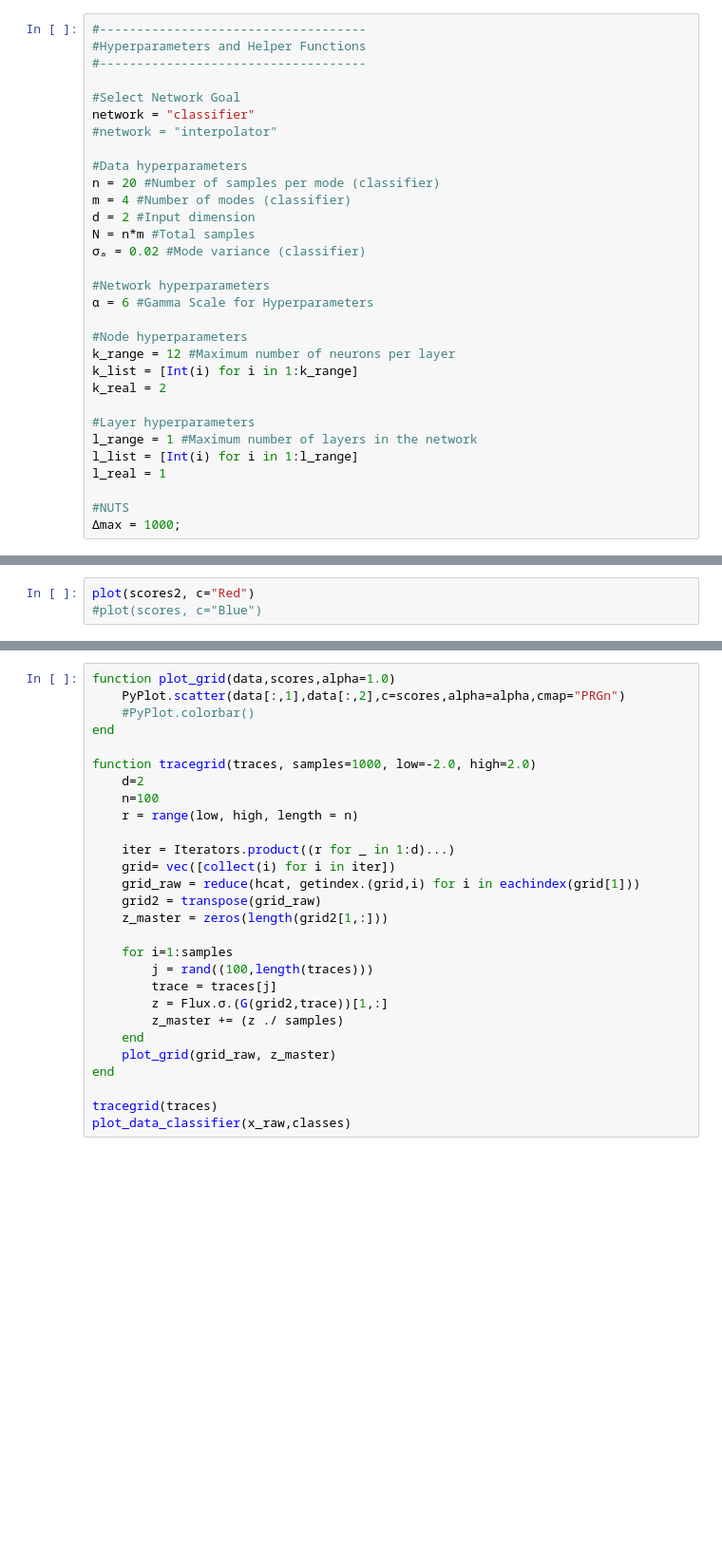
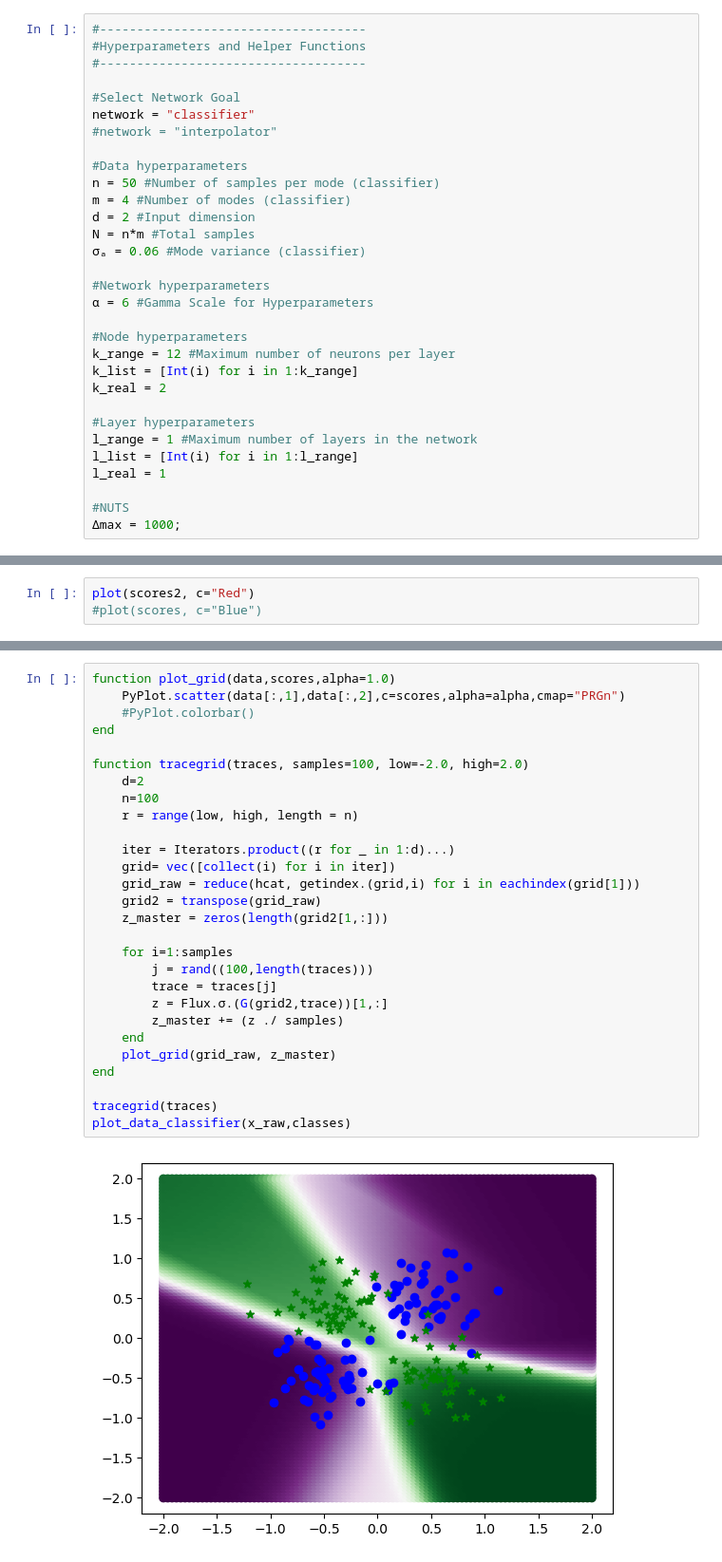
Before and after one commit to jberezow/RJMCMC, a Jupyter notebook: Thesis-Classifier2.ipynb, the cells around one changed output, grey strips where cells are left out. Shown: that part at 95% size. Saved outputs shown, nothing was run; the diff lists cells and outputs as text; blank space fills up the shorter version.

```diff
--- a/Thesis-Classifier2.ipynb
+++ b/Thesis-Classifier2.ipynb
@@ -21,11 +21,11 @@ network = "classifier"
 #network = "interpolator"
 
 #Data hyperparameters
-n = 20 #Number of samples per mode (classifier)
+n = 50 #Number of samples per mode (classifier)
 m = 4 #Number of modes (classifier)
 d = 2 #Input dimension
 N = n*m #Total samples
-σₐ = 0.02 #Mode variance (classifier)
+σₐ = 0.06 #Mode variance (classifier)
 
 #Network hyperparameters
 α = 6 #Gamma Scale for Hyperparameters
@@ -479,31 +524,33 @@ plt.ylabel("Occurences");
 # %%
 function plot_grid(data,scores,alpha=1.0)
     PyPlot.scatter(data[:,1],data[:,2],c=scores,alpha=alpha,cmap="PRGn")
     #PyPlot.colorbar()
 end
 
-function tracegrid(traces, samples=1000, low=-2.0, high=2.0)
+function tracegrid(traces, samples=100, low=-2.0, high=2.0)
     d=2
     n=100
     r = range(low, high, length = n)
 
     iter = Iterators.product((r for _ in 1:d)...)
     grid= vec([collect(i) for i in iter])
     grid_raw = reduce(hcat, getindex.(grid,i) for i in eachindex(grid[1]))
     grid2 = transpose(grid_raw)
     z_master = zeros(length(grid2[1,:]))
 
     for i=1:samples
         j = rand((100,length(traces)))
         trace = traces[j]
         z = Flux.σ.(G(grid2,trace))[1,:]
         z_master += (z ./ samples)
     end
     plot_grid(grid_raw, z_master)
 end
 
 tracegrid(traces)
 plot_data_classifier(x_raw,classes)
+# %% [output]
+[figure, added]
 # %%
 #-------------------------
 #RJMCMC - Layers and Nodes
```
Also changed, not shown: parts of 10 cells of this notebook, 1 other file.
